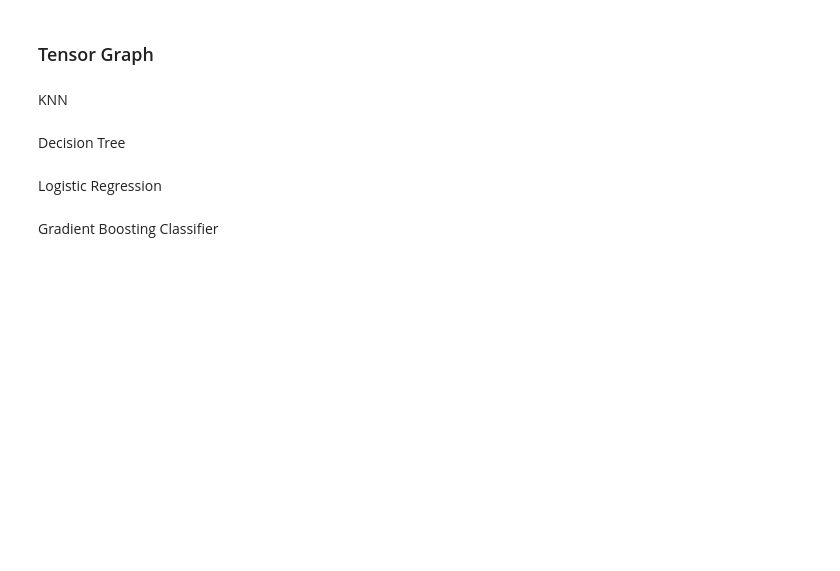
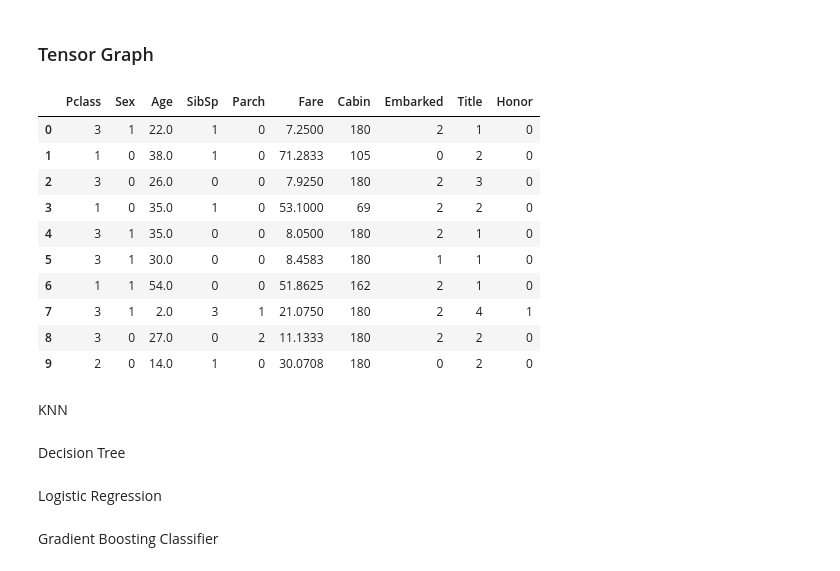
Before and after one commit to lamberthuangds/Titanic, a Jupyter notebook: Titanic_predict.ipynb, the cells around one changed output. Cells and saved outputs as stored; diff of their text form; code cells hidden in the pictures; blank space fills up the shorter version.

```diff
--- a/Titanic_predict.ipynb
+++ b/Titanic_predict.ipynb
@@ -26,9 +55,14 @@ df_test = pd.read_csv('test.csv')
 # Age - find the median and fill to
 # may be try df_test_Age with its own median
 # fill_df_test_Age = df_test.Age.median()
-fill_df_Age = df_train.Age.median()
-df_train.Age.fillna(fill_df_Age, inplace=True)
-df_test.Age.fillna(fill_df_Age, inplace=True)
+# fill_df_Age = df_train.Age.median()
+# df_train.Age.fillna(fill_df_Age, inplace=True)
+# df_test.Age.fillna(fill_df_Age, inplace=True)
+for i in range(1,7):
+    a = df_train[(df_train.Age.isnull()) & (df_train.Title==i)]
+    df_train.Age.iloc[a.index] = df_train.Age[df_train.Title==i].median()
+    b = df_test[(df_test.Age.isnull()) & (df_test.Title==i)]
+    df_test.Age.iloc[b.index] = df_train.Age[df_train.Title==i].median()
 
 # Cabin - fill nan with 'fill' and select first cabin
 df_train.Cabin.fillna('fill',inplace=True)
@@ -52,7 +92,9 @@ sFeatures = ['Pclass',
  'Parch',
  'Fare',
  'Cabin',
- 'Embarked']
+ 'Embarked',
+ 'Title',
+ 'Honor']
 
 X = df_train[sFeatures]
 y = df_train['Survived']
@@ -67,12 +109,10 @@ Cabin_labels = np.append(X_Cabin_unique, X_lack)
 # print(X_Cabin_unique.shape, X_Cabin_unique)
 # print(Cabin_labels.shape, Cabin_labels)
 
-# LabelEncoder categorical Cabin and Embarked
-# le_Cabin = LabelEncoder().fit(np.array(X['Cabin'].tolist()))
 le_Cabin = LabelEncoder().fit(Cabin_labels)
 le_Embarked = LabelEncoder().fit(np.array(X['Embarked'].tolist()))
 
-X['Cabin'] = le_Cabin.transform(X['Cabin'])
-X['Embarked'] = le_Embarked.transform(X['Embarked'])
-X_test['Cabin'] = le_Cabin.transform(X_test['Cabin'])
-X_test['Embarked'] = le_Embarked.transform(X_test['Embarked'])
+X.loc[:,'Cabin'] = le_Cabin.transform(X['Cabin'])
+X.loc[:,'Embarked'] = le_Embarked.transform(X['Embarked'])
+X_test.loc[:,'Cabin'] = le_Cabin.transform(X_test['Cabin'])
+X_test.loc[:,'Embarked'] = le_Embarked.transform(X_test['Embarked'])
@@ -99,6 +153,22 @@ train_op = tf.train.GradientDescentOptimizer(learning_rate).minimize(cost)
 # scaler = MinMaxScaler()
 # X_train = scaler.fit_transform(X_train)
 # X_test = scaler.transform(X_test)
+X_train = X
+y_train = y
+# %%
+X_train[0:10]
+# %% [output]
+|  | Pclass | Sex | Age | SibSp | Parch | Fare | Cabin | Embarked | Title | Honor |
+| 0 | 3 | 1 | 22.0 | 1 | 0 | 7.2500 | 180 | 2 | 1 | 0 |
+| 1 | 1 | 0 | 38.0 | 1 | 0 | 71.2833 | 105 | 0 | 2 | 0 |
+| 2 | 3 | 0 | 26.0 | 0 | 0 | 7.9250 | 180 | 2 | 3 | 0 |
+| 3 | 1 | 0 | 35.0 | 1 | 0 | 53.1000 | 69 | 2 | 2 | 0 |
+| 4 | 3 | 1 | 35.0 | 0 | 0 | 8.0500 | 180 | 2 | 1 | 0 |
+| 5 | 3 | 1 | 30.0 | 0 | 0 | 8.4583 | 180 | 1 | 1 | 0 |
+| 6 | 1 | 1 | 54.0 | 0 | 0 | 51.8625 | 162 | 2 | 1 | 0 |
+| 7 | 3 | 1 | 2.0 | 3 | 1 | 21.0750 | 180 | 2 | 4 | 1 |
+| 8 | 3 | 0 | 27.0 | 0 | 2 | 11.1333 | 180 | 2 | 2 | 0 |
+| 9 | 2 | 0 | 14.0 | 1 | 0 | 30.0708 | 180 | 0 | 2 | 0 |
 # %% [markdown]
 KNN
 # %% [markdown]
```
Also changed, not shown: parts of 10 cells of this notebook, 2 other files.
